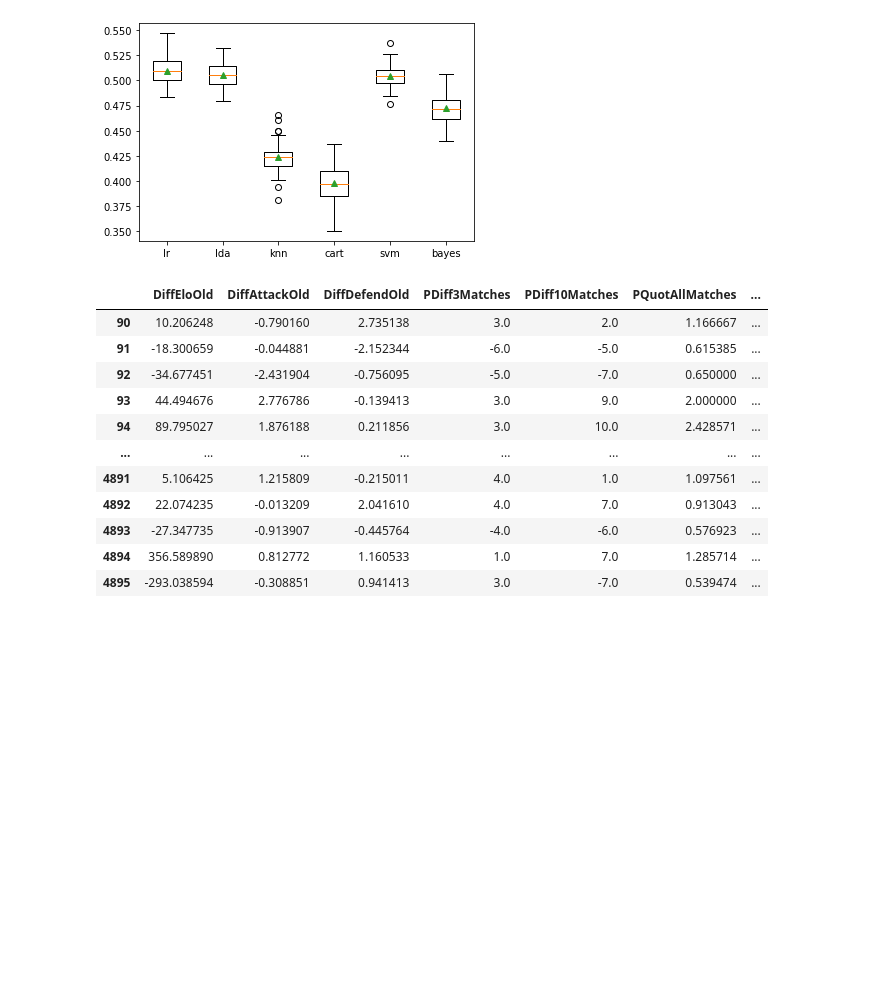
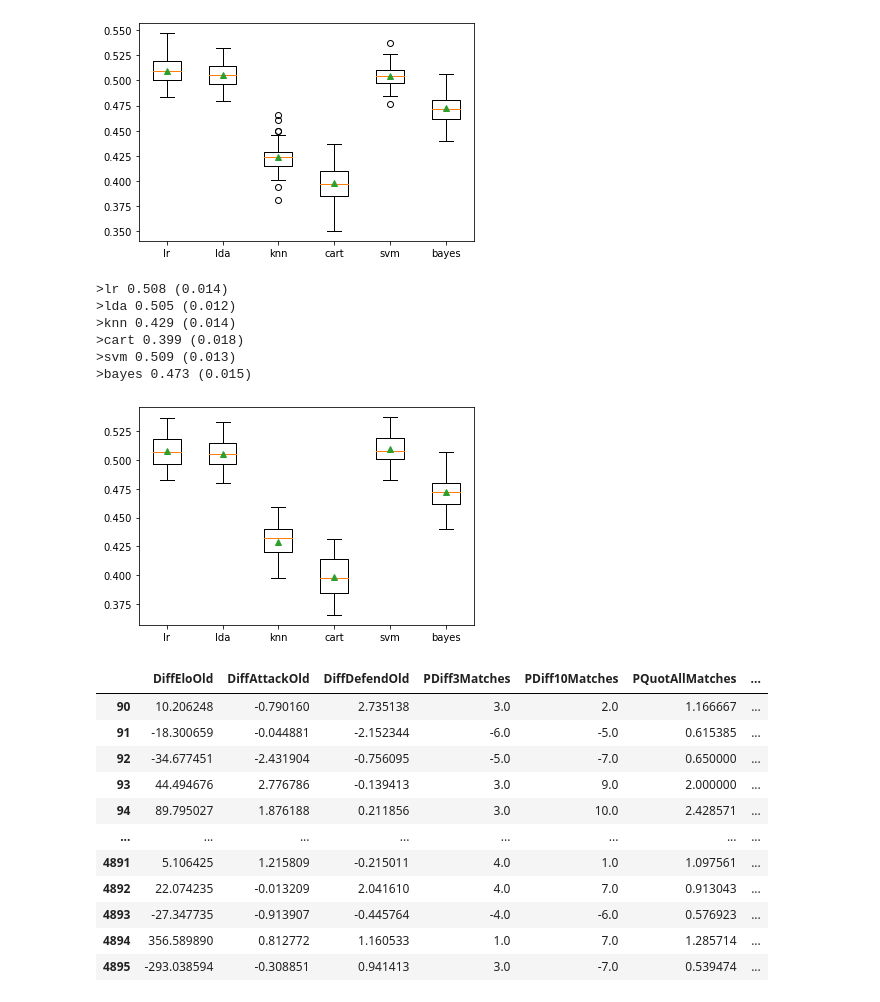
Before and after one commit to Max280201/Data-Exploration-Project, a Jupyter notebook: data_preprocessing_and_modelltraining_v2p_julius.ipynb, the cells around one changed output. Drawn from its saved outputs; the diff is of its cells as text; code cells hidden in the pictures; blank space fills up the shorter version.

Commit message:
added data scaling of Xto test if it improves our models performances

```diff
--- a/data_preprocessing_and_modelltraining_v2p_julius.ipynb
+++ b/data_preprocessing_and_modelltraining_v2p_julius.ipynb
@@ -100,9 +101,14 @@ features = ["DiffEloOld", "DiffAttackOld", "DiffDefendOld", "PDiff3Matches", "PD
 #  "PDiff10Matches",
 match_data_bl_wo_nan = match_data_bl.dropna(subset=features)
 X = match_data_bl_wo_nan.loc[:, features]
+X_scaled = scale(X)
 # y = match_data_unfiltered.loc[:, ["FTHG", "FTAG"]]
 y = match_data_bl_wo_nan.loc[:, ["FTR"]]
 X_train, X_test, y_train, y_test = train_test_split(X, y, test_size=0.33, random_state=42)
+X_train_scaled, X_test_scaled, y_train, y_test = train_test_split(X_scaled,
+                                                    y,
+                                                    test_size=0.33,
+                                                    random_state=42)
 # %% [markdown]
 ## Train Decision Tree Classifier as first Model
 # %%
@@ -252,6 +271,29 @@ pyplot.show()
 >svm 0.504 (0.012)
 >bayes 0.473 (0.015)
 [figure]
+# %%
+# scaled X
+
+# get the models to evaluate
+models = get_models()
+# evaluate the models and store results
+results, names = list(), list()
+for name, model in models.items():
+    scores = evaluate_model(model, X_scaled, y)
+    results.append(scores)
+    names.append(name)
+    print('>%s %.3f (%.3f)' % (name, mean(scores), std(scores)))
+# plot model performance for comparison
+pyplot.boxplot(results, labels=names, showmeans=True)
+pyplot.show()
+# %% [output]
+>lr 0.508 (0.014)
+>lda 0.505 (0.012)
+>knn 0.429 (0.014)
+>cart 0.399 (0.018)
+>svm 0.509 (0.013)
+>bayes 0.473 (0.015)
+[figure, added]
 # %%
 X
 # %% [output]
```
Also changed, not shown: parts of 9 cells of this notebook.
